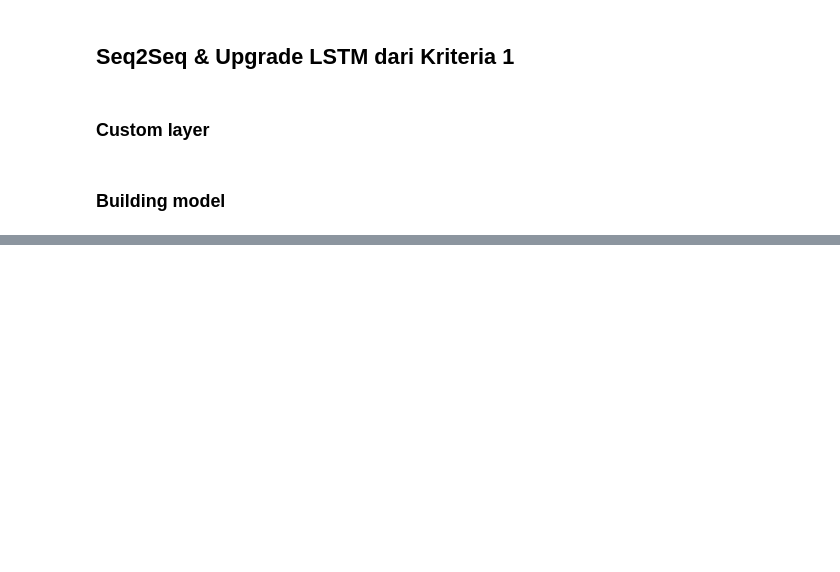
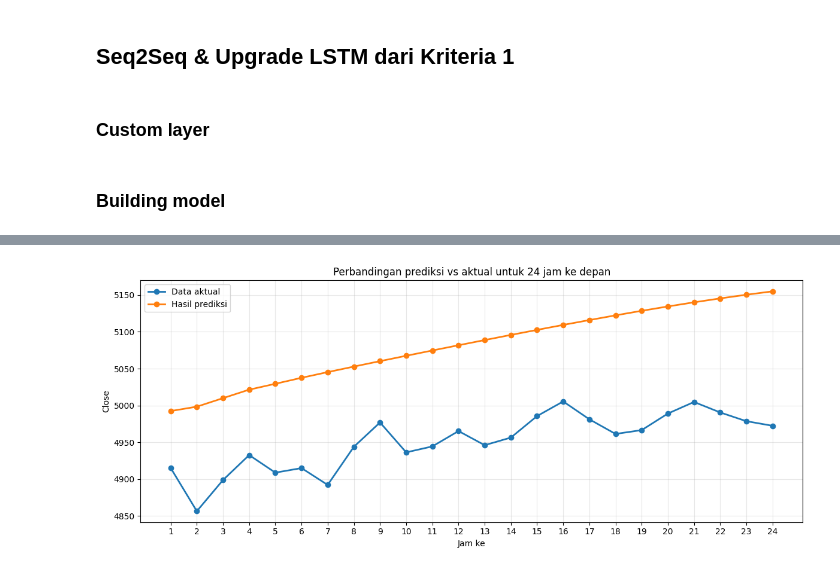
Before and after one commit to AbiyaMakruf/Dicoding-MembangunProyekDeepLearningTingkatMahir, a Jupyter notebook: Abiyamf_Submission_Akhir_DLTM.ipynb, the cells around one changed output, grey strips where cells are left out. Cells and saved outputs as stored; diff of their text form; code cells hidden in the pictures; blank space fills up the shorter version.

```diff
--- a/Abiyamf_Submission_Akhir_DLTM.ipynb
+++ b/Abiyamf_Submission_Akhir_DLTM.ipynb
@@ -1136,0 +1133,26 @@ Target advanced belum tercapai. Seq2Seq test MAE saat ini: 0.017877
+# %%
+plt.figure(figsize=(12, 5))
+plt.plot(
+    seq2seq_custom_comparison_df['jam_ke'],
+    seq2seq_custom_comparison_df['data_aktual'],
+    marker='o',
+    linewidth=2,
+    label='Data aktual',
+)
+plt.plot(
+    seq2seq_custom_comparison_df['jam_ke'],
+    seq2seq_custom_comparison_df['hasil_prediksi'],
+    marker='o',
+    linewidth=2,
+    label='Hasil prediksi',
+)
+plt.title('Perbandingan prediksi vs aktual untuk 24 jam ke depan')
+plt.xlabel('Jam ke')
+plt.ylabel('Close')
+plt.xticks(seq2seq_custom_comparison_df['jam_ke'])
+plt.legend()
+plt.grid(True, alpha=0.3)
+plt.tight_layout()
+plt.show()
+# %% [output]
+[figure, added]
```
Also changed, not shown: parts of 8 cells of this notebook, 4 other files.
